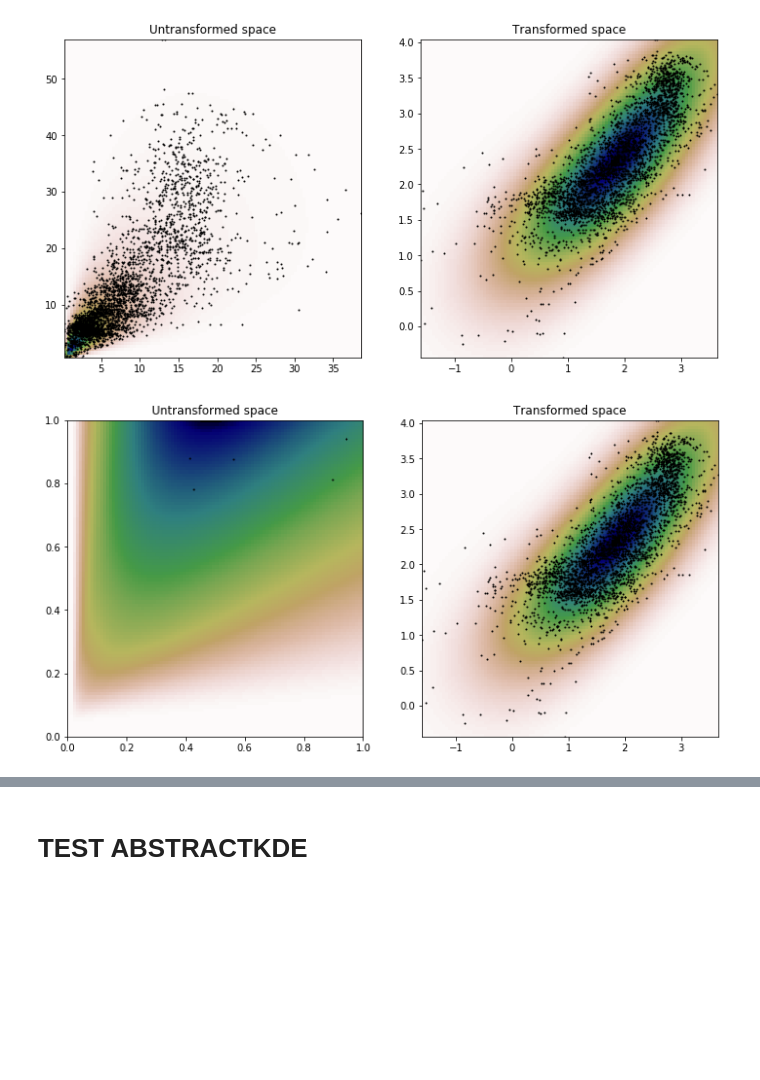
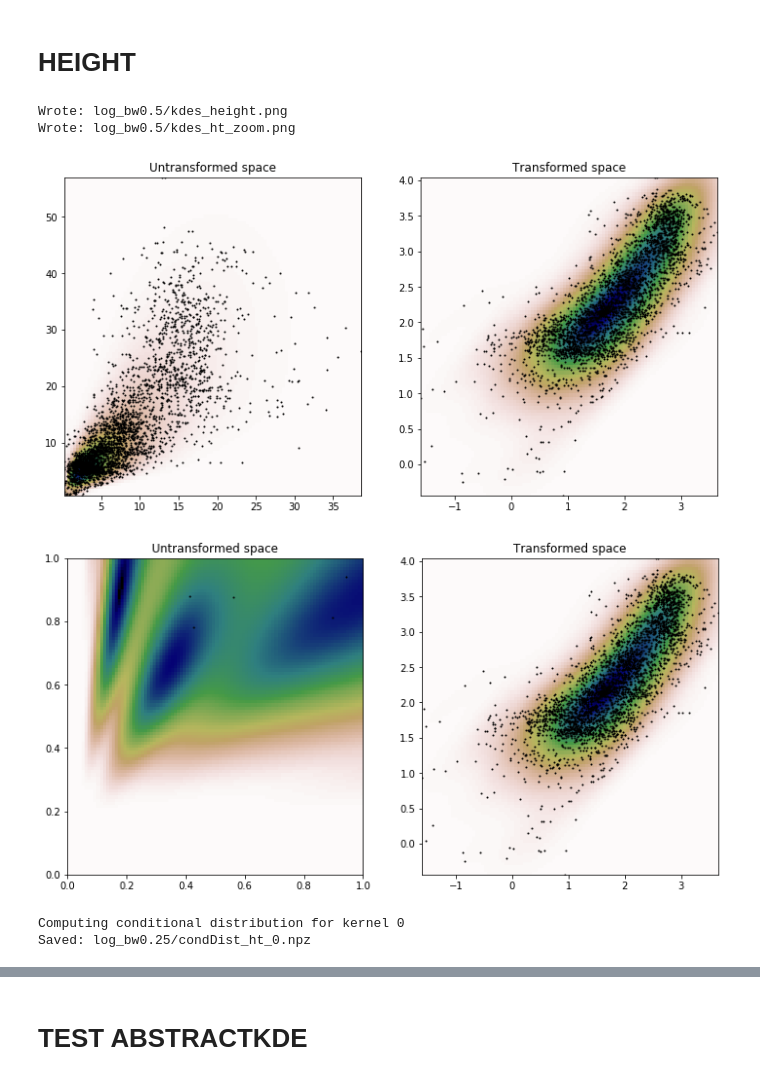
Before and after one commit to jpw37/tsunamibayes, a Jupyter notebook: Model_Scripts/Scenarios/1852jgr/PreRun/Tohoku.ipynb, the cells around one changed output, grey strips where cells are left out. Drawn from its saved outputs; the diff is of its cells as text; code cells hidden in the pictures; blank space fills up the shorter version.

Commit message:
separate Tohoku and Gauge notebooks, all KDE/conditional distribution/likelihood computations appear to be working

```diff
--- a/Model_Scripts/Scenarios/1852jgr/PreRun/Tohoku.ipynb
+++ b/Model_Scripts/Scenarios/1852jgr/PreRun/Tohoku.ipynb
@@ -10,19 +10,35 @@ from tohoku import makeTohokuKDEs, computeConditionalDistribution, plotCondition
+# %%
+#Set the bandwidth, transform type, and output folder
+# transformType='none'
+# bw_method=0.25
+transformType='log'
+bw_method=0.5
+
+outFolder=transformType+"_bw"+str(bw_method)
+# %% [markdown]
+# HEIGHT #
 # %%
-#Take a look at the Tohoku KDEs (use this cell to experiment with the transform and bandwidth)
-# transformType='none'
-# bw_method=0.25
-transformType='log'
-bw_method=1
-
-heightKdes = makeTohokuKDEs(tohokuFile="../InputData/amplification_data.npy",transformType=transformType,bw_method=bw_method)
+#Make height KDEs
+heightKdes = makeTohokuKDEs(tohokuFile="../InputData/amplification_data.npy",
+                            transformType=transformType,
+                            bw_method=bw_method)
 # %%
 #Pick a KDE and plot it
 kde=heightKdes[0]
 #Plot the KDE
-kde.plot()
+kde.plot(outputFile=outFolder+"/kdes_height.png")
 #Focus near the origin
-kde.plot(plotRange=[0, 1, 0, 1])
+kde.plot(plotRange=[0, 1, 0, 1],outputFile=outFolder+"/kdes_ht_zoom.png")
 # %% [output]
+Wrote: log_bw0.5/kdes_height.png
+Wrote: log_bw0.5/kdes_ht_zoom.png
-[figure, old version]
+[figure, new version]
-[figure, old version]
+[figure, new version]
+# %%
+#Compute the conditional distributions
+prefix=outFolder+"/"+condDistFileName(prefix="",id=None)
+cdList, onHtList, offHtList, kdeDistances = makeTohokuConditionalDistributions(heightKdes,filePrefix=prefix)
+# %% [output]
+Computing conditional distribution for kernel 0
+Saved: log_bw0.25/condDist_ht_0.npz
 # %%
```
Also changed, not shown: parts of 19 cells of this notebook, 4 other files.
